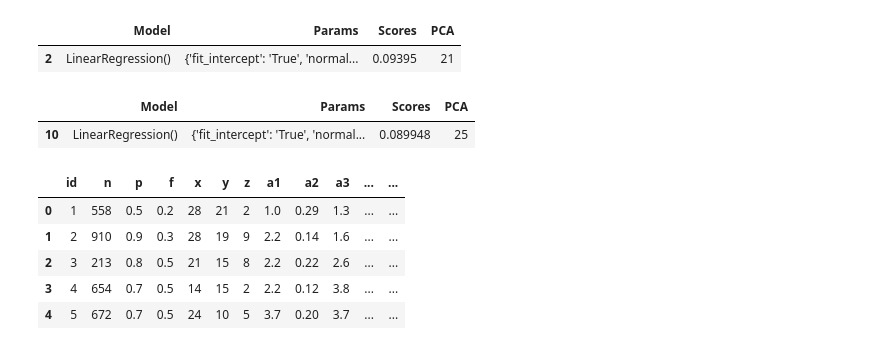
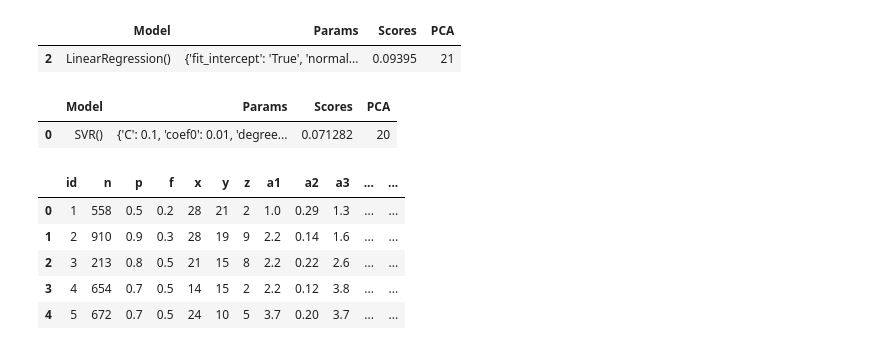
Before and after one commit to UFRJ-Analytica/ITA_2021, a Jupyter notebook: Codigo/ITA_Challenge_2021.ipynb, the cells around one changed output. Drawn from its saved outputs; the diff is of its cells as text; code cells hidden in the pictures.

```diff
--- a/Codigo/ITA_Challenge_2021.ipynb
+++ b/Codigo/ITA_Challenge_2021.ipynb
@@ -364,5 +372,5 @@ def prever(X_train, X_test, y_train, y_test, target_name, components = [20,21,22
 
     return df_scores
 # %%
-df_scores_trans_scaling = prever(transf_X, transf_X_test, y_trans, y_trans_test, "trans")
+df_scores_trans = prever(X, X_test, y_trans, y_trans_test, "trans")
 # %% [output]
@@ -631,10 +673,10 @@ df_scores_price_scaling[df_scores_price_scaling.Scores == 0.093949935453886]
 |  | Model | Params | Scores | PCA |
 | 2 | LinearRegression() | {'fit_intercept': 'True', 'normal... | 0.09395 | 21 |
 # %%
-df_scores_trans_scaling[df_scores_trans_scaling.Scores == 0.089947941686274]
+df_scores_trans_scaling[df_scores_trans_scaling.Scores == 0.071282454469712]
 # %% [output]
 |  | Model | Params | Scores | PCA |
-| 10 | LinearRegression() | {'fit_intercept': 'True', 'normal... | 0.089948 | 25 |
+| 0 | SVR() | {'C': 0.1, 'coef0': 0.01, 'degree... | 0.071282 | 20 |
 # %%
 test.head()
 # %% [output]
```
Also changed, not shown: parts of 12 cells of this notebook, 6 other files.
